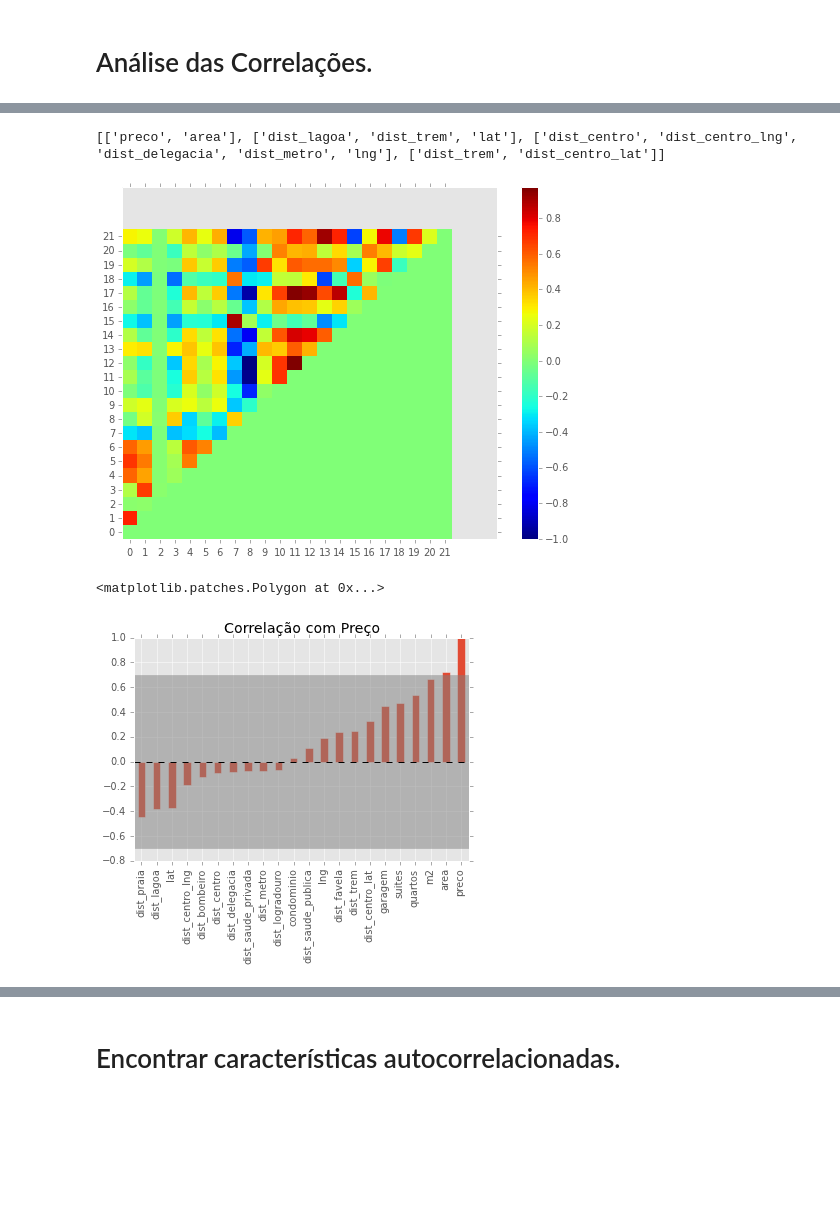
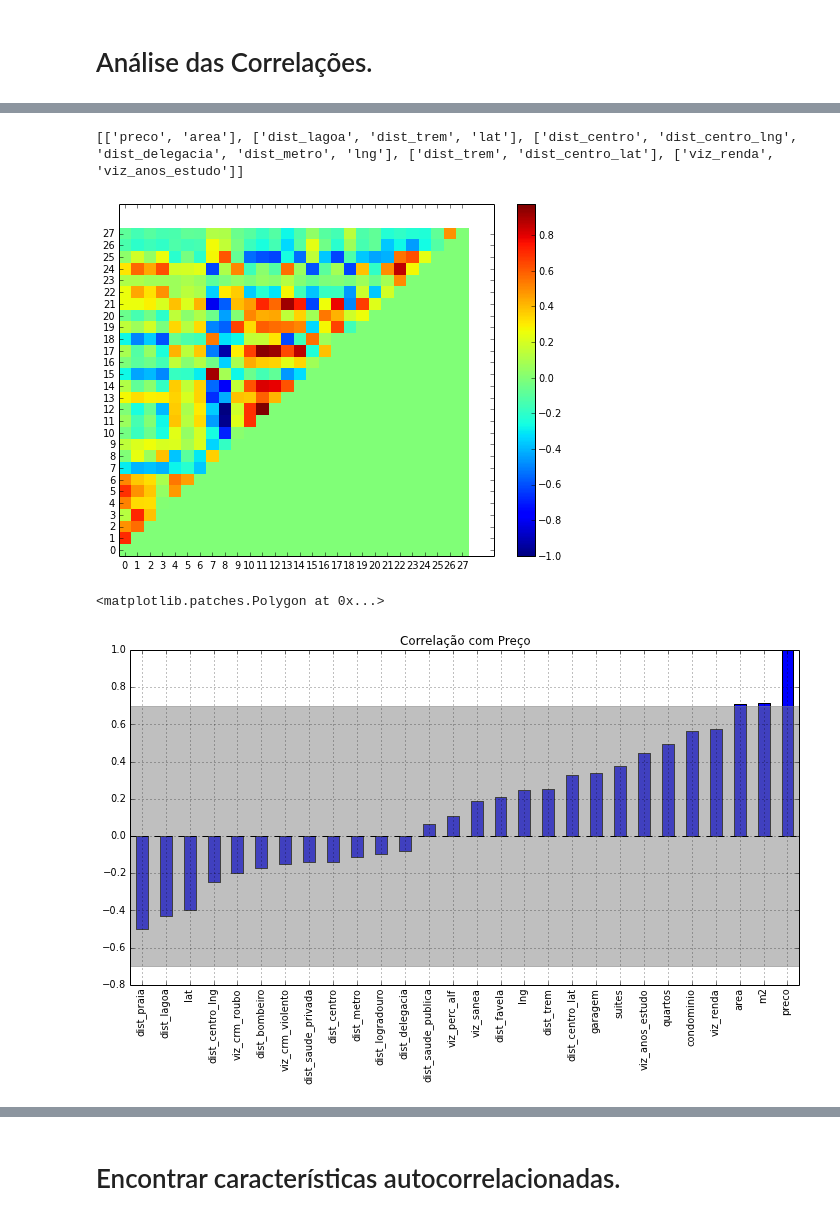
Before and after one commit to sergiosilvar/fgv_dissertacao, a Jupyter notebook: ipython_notebook/Regressao Linear.ipynb, the cells around one changed output, grey strips where cells are left out. Drawn from its saved outputs; the diff is of its cells as text; code cells hidden in the pictures; blank space fills up the shorter version.

```diff
--- a/ipython_notebook/Regressao Linear.ipynb
+++ b/ipython_notebook/Regressao Linear.ipynb
@@ -275,0 +274,16 @@ z.residual_plot(lm)
+# %%
+dviz = z.get('select * from _bairro_var_vizinhanca',id_=None)
+dviz.fillna(0, inplace=True)
+df_imovel_bairro = z.get('select id,gid from vw_imovel_bairro', id_=None)
+dv = z.pd.merge(df_imovel_bairro,dviz, on=['gid'])
+dv.index = dv.id
+dv.head()
+del dv['id'], dviz, df_imovel_bairro , dv['nome'],dv['gid']
+# %%
+# Construir dataset.
+d = z.pd.concat([df,dc,dd,db,dv],1,'inner' )
+
+# Executar o modelo.
+lm = sm.formula.ols(z.prep_formula(d,'d')[0], d).fit()
+rmse['vizinhanca']= z.rmse(lm.resid)
+print lm.summary()
@@ -414,7 +450,7 @@ z.residual_plot(lm)
 # Análise das Correlações.
 # %%
 # Caractarísticas dummies não são adequadas par correlações.
-d = z.pd.concat([df,dd],1,'inner')
+d = z.pd.concat([df,dd,dv],1,'inner')
 
 
 
@@ -446,20 +482,20 @@ for col in corrMatrix2:
 
 print result
 # %% [output]
-[['preco', 'area'], ['dist_lagoa', 'dist_trem', 'lat'], ['dist_centro', 'dist_centro_lng', 'dist_delegacia', 'dist_metro', 'lng'], ['dist_trem', 'dist_centro_lat']]
+[['preco', 'area'], ['dist_lagoa', 'dist_trem', 'lat'], ['dist_centro', 'dist_centro_lng', 'dist_delegacia', 'dist_metro', 'lng'], ['dist_trem', 'dist_centro_lat'], ['viz_renda', 'viz_anos_estudo']]
 # %%
 z.plot_corrmatrix(tril(corrMatrix, k=-1))
 # %% [output]
-[figure, old version]
+[figure, new version]
 # %%
 corrpreco = corrMatrix['preco'].copy()
 corrpreco.sort()
-corrpreco.plot(kind='bar');
+corrpreco.plot(kind='bar', figsize=(12,6));
 title(u'Correlação com Preço');
 axhspan(-corr_threshold, corr_threshold, alpha=0.5, color='grey')
 # %% [output]
 <matplotlib.patches.Polygon at 0x...>
-[figure, old version]
+[figure, new version]
 # %%
 corrpreco = corrMatrix['m2'].copy()
 corrpreco.sort()
```
Also changed, not shown: parts of 41 cells of this notebook, 13 other files.
